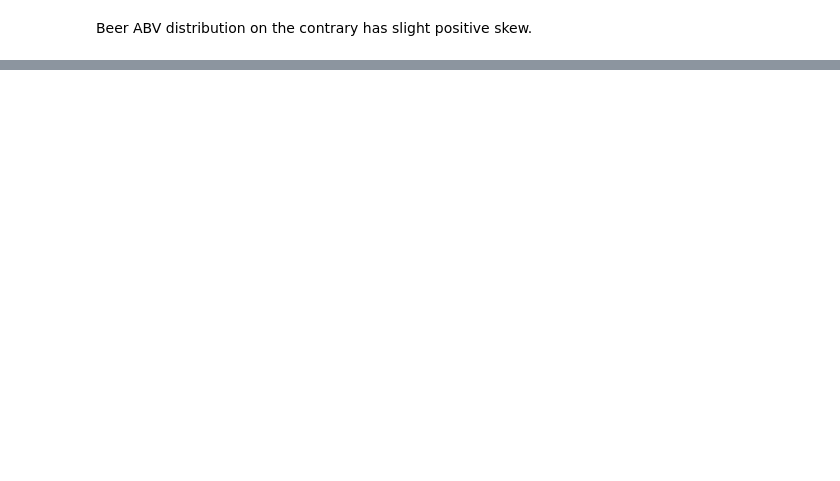
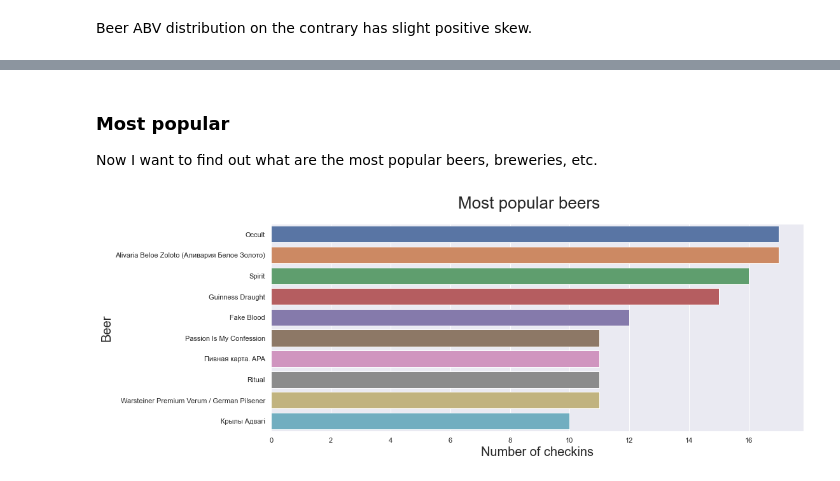
Before and after one commit to gruntoff/untappd-checkins, a Jupyter notebook: Untappd check-ins analisys.ipynb, the cells around one changed output, grey strips where cells are left out. Cells and saved outputs as stored; diff of their text form; code cells hidden in the pictures; blank space fills up the shorter version.

```diff
--- a/Untappd check-ins analisys.ipynb
+++ b/Untappd check-ins analisys.ipynb
@@ -337,0 +369,17 @@ Beer ABV distribution on the contrary has slight positive skew.
+# %% [markdown]
+### Most popular
+Now I want to find out what are the most popular beers, breweries, etc.
+# %%
+# function for horizontal countplot
+def hcountplot(data, y, xlabel, ylabel, suptitle, order=None):
+    plt.figure(figsize=(15,6))
+    figure = sns.countplot(y=y, data=data, order=order)
+    plt.ylabel(ylabel, fontsize=20)
+    plt.xlabel(xlabel, fontsize=20)
+    plt.suptitle(suptitle, fontsize=26)
+    plt.show()
+# %%
+hcountplot(df, 'beer_name', 'Number of checkins', 'Beer',
+           'Most popular beers', df['beer_name'].value_counts().iloc[:10].index)
+# %% [output]
+[figure, added]
```
Also changed, not shown: parts of 82 cells of this notebook.
